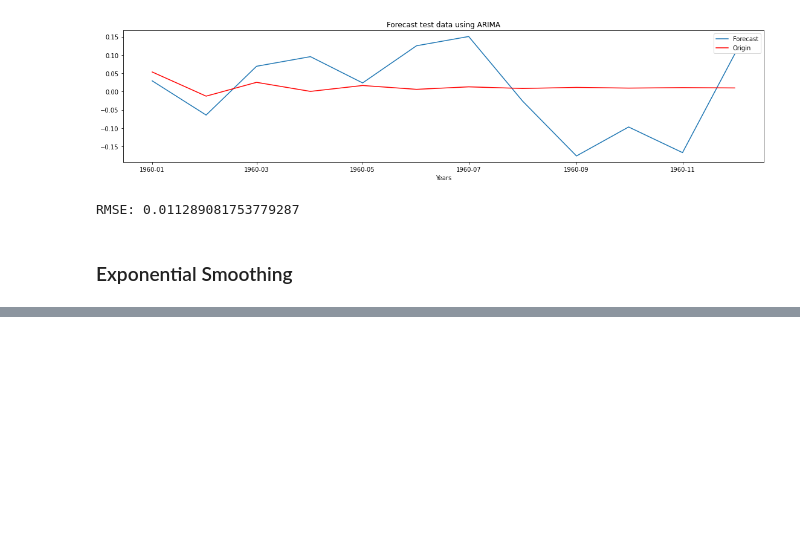
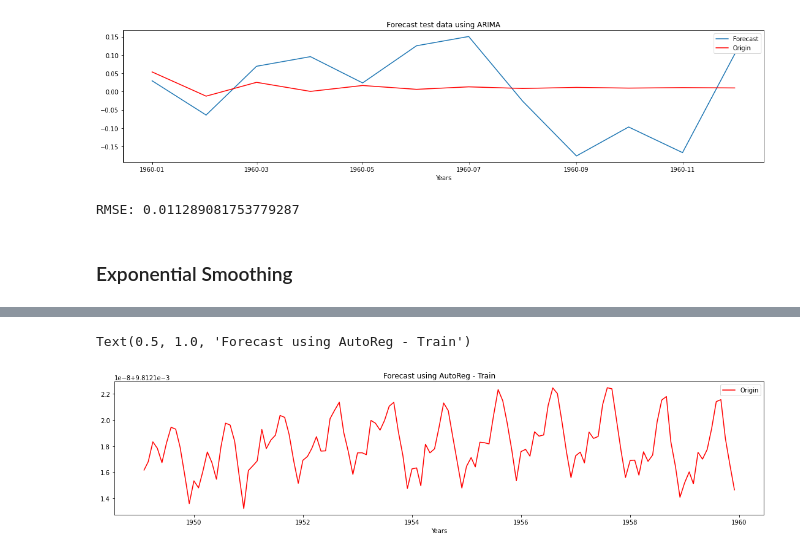
Before and after one commit to ThierrryScotto/Air-Passengers-2.0, a Jupyter notebook: Air_Passengers_2_0.ipynb, the cells around one changed output, grey strips where cells are left out. Drawn from its saved outputs; the diff is of its cells as text; code cells hidden in the pictures; blank space fills up the shorter version.

```diff
--- a/Air_Passengers_2_0.ipynb
+++ b/Air_Passengers_2_0.ipynb
@@ -640,3 +662,5 @@ print(f"RMSE: {mean_squared_error(df_test['Passengers'], predicted_test)}")
 RMSE: 0.011289081753779287
 # %% [markdown]
 ### Exponential Smoothing
+# %%
+simple_exp_smoothing_model = SimpleExpSmoothing(df_train).fit()
@@ -642,0 +683,10 @@ RMSE: 0.011289081753779287
+# %%
+plt.figure(figsize=(19, 4))
+# plt.plot(df_train.index, df_train['Passengers'])
+plt.plot(df_train.index, simple_exp_smoothing_model.fittedvalues, 'red')
+plt.legend(["Origin", "Forecast"])
+plt.xlabel("Years")
+plt.title("Forecast using AutoReg - Train")
+# %% [output]
+Text(0.5, 1.0, 'Forecast using AutoReg - Train')
+[figure, added]
```
Also changed, not shown: parts of 19 cells of this notebook.
